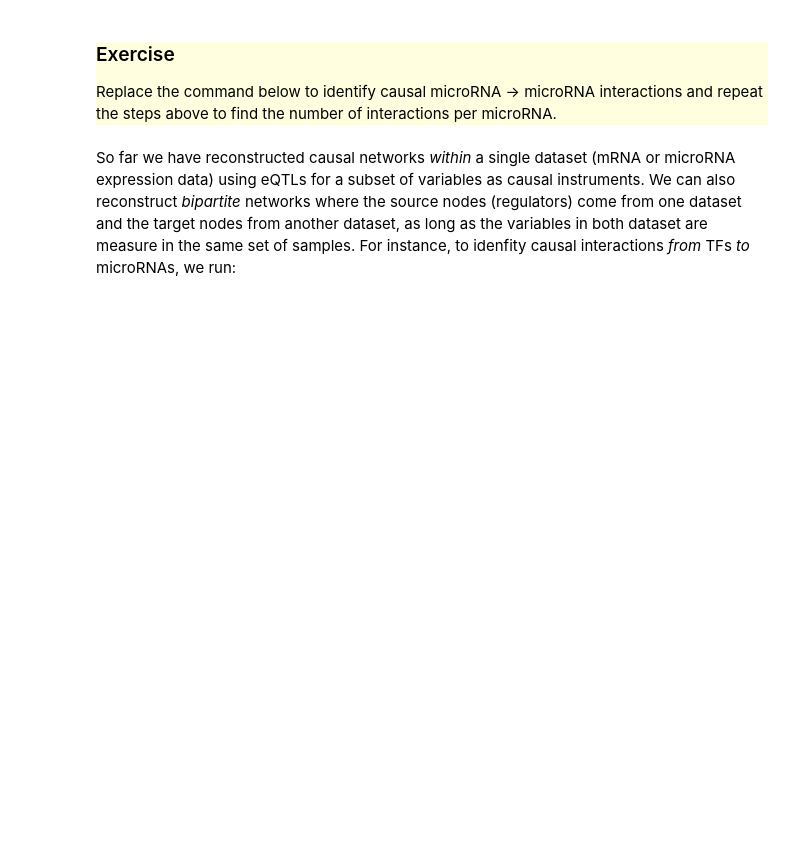
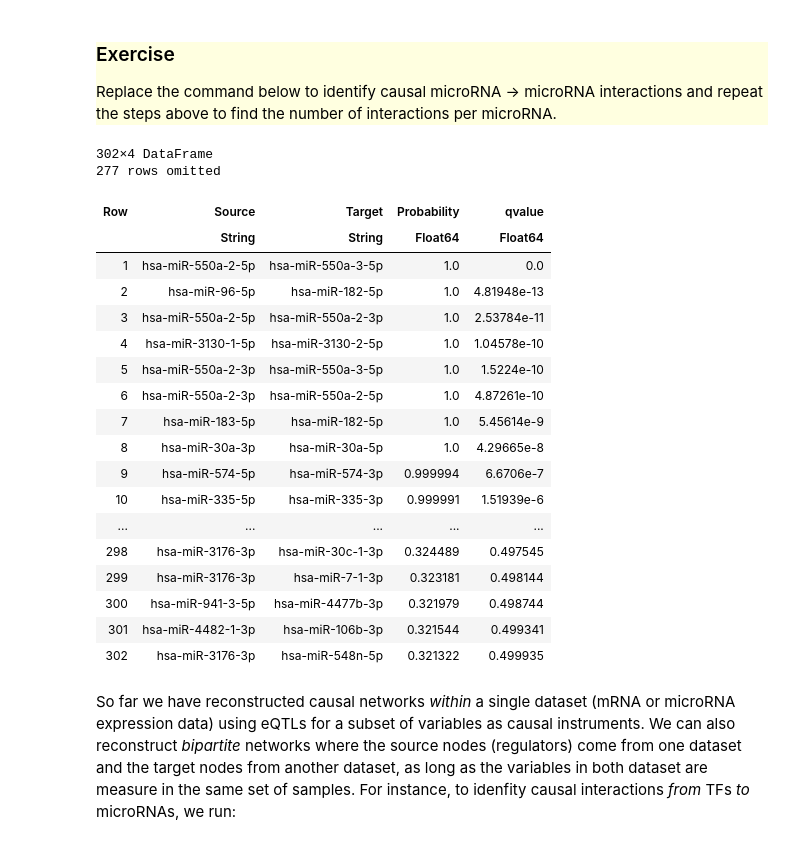
Before and after one commit to tmichoel/causal-inference-short-course, a Jupyter notebook: notebooks/3_grn_reconstruction.ipynb, the cells around one changed output. Cells and saved outputs as stored; diff of their text form; code cells hidden in the pictures; blank space fills up the shorter version.

```diff
--- a/notebooks/3_grn_reconstruction.ipynb
+++ b/notebooks/3_grn_reconstruction.ipynb
@@ -67,7 +111,28 @@ cdf = sort!(combine(gdf, nrow),:nrow, rev=true);
      Replace the command below to identify causal microRNA -> microRNA interactions and repeat the steps above to find the number of interactions per microRNA.
 </div>
 # %%
-dP_miRNA_miRNA = DataFrame(:Source => [], :Target => [], :Probability => [], :qvalue => []);
+dP_miRNA_miRNA = findr(dm, dgm, dpm; FDR=0.5)
+# %% [output]
+302×4 DataFrame
+277 rows omitted
+| Row | Source | Target | Probability | qvalue |
+|  | String | String | Float64 | Float64 |
+| 1 | hsa-miR-550a-2-5p | hsa-miR-550a-3-5p | 1.0 | 0.0 |
+| 2 | hsa-miR-96-5p | hsa-miR-182-5p | 1.0 | 4.81948e-13 |
+| 3 | hsa-miR-550a-2-5p | hsa-miR-550a-2-3p | 1.0 | 2.53784e-11 |
+| 4 | hsa-miR-3130-1-5p | hsa-miR-3130-2-5p | 1.0 | 1.04578e-10 |
+| 5 | hsa-miR-550a-2-3p | hsa-miR-550a-3-5p | 1.0 | 1.5224e-10 |
+| 6 | hsa-miR-550a-2-3p | hsa-miR-550a-2-5p | 1.0 | 4.87261e-10 |
+| 7 | hsa-miR-183-5p | hsa-miR-182-5p | 1.0 | 5.45614e-9 |
+| 8 | hsa-miR-30a-3p | hsa-miR-30a-5p | 1.0 | 4.29665e-8 |
+| 9 | hsa-miR-574-5p | hsa-miR-574-3p | 0.999994 | 6.6706e-7 |
+| 10 | hsa-miR-335-5p | hsa-miR-335-3p | 0.999991 | 1.51939e-6 |
+| ... | ... | ... | ... | ... |
+| 298 | hsa-miR-3176-3p | hsa-miR-30c-1-3p | 0.324489 | 0.497545 |
+| 299 | hsa-miR-3176-3p | hsa-miR-7-1-3p | 0.323181 | 0.498144 |
+| 300 | hsa-miR-941-3-5p | hsa-miR-4477b-3p | 0.321979 | 0.498744 |
+| 301 | hsa-miR-4482-1-3p | hsa-miR-106b-3p | 0.321544 | 0.499341 |
+| 302 | hsa-miR-3176-3p | hsa-miR-548n-5p | 0.321322 | 0.499935 |
 # %% [markdown]
 So far we have reconstructed causal networks *within* a single dataset (mRNA or microRNA expression data) using eQTLs for a subset of variables as causal instruments. We can also reconstruct *bipartite* networks where the source nodes (regulators) come from one dataset and the target nodes from another dataset, as long as the variables in both dataset are measure in the same set of samples. For instance, to idenfity causal interactions *from* TFs *to* microRNAs, we run:
 # %%
```
Also changed, not shown: parts of 4 cells of this notebook.
